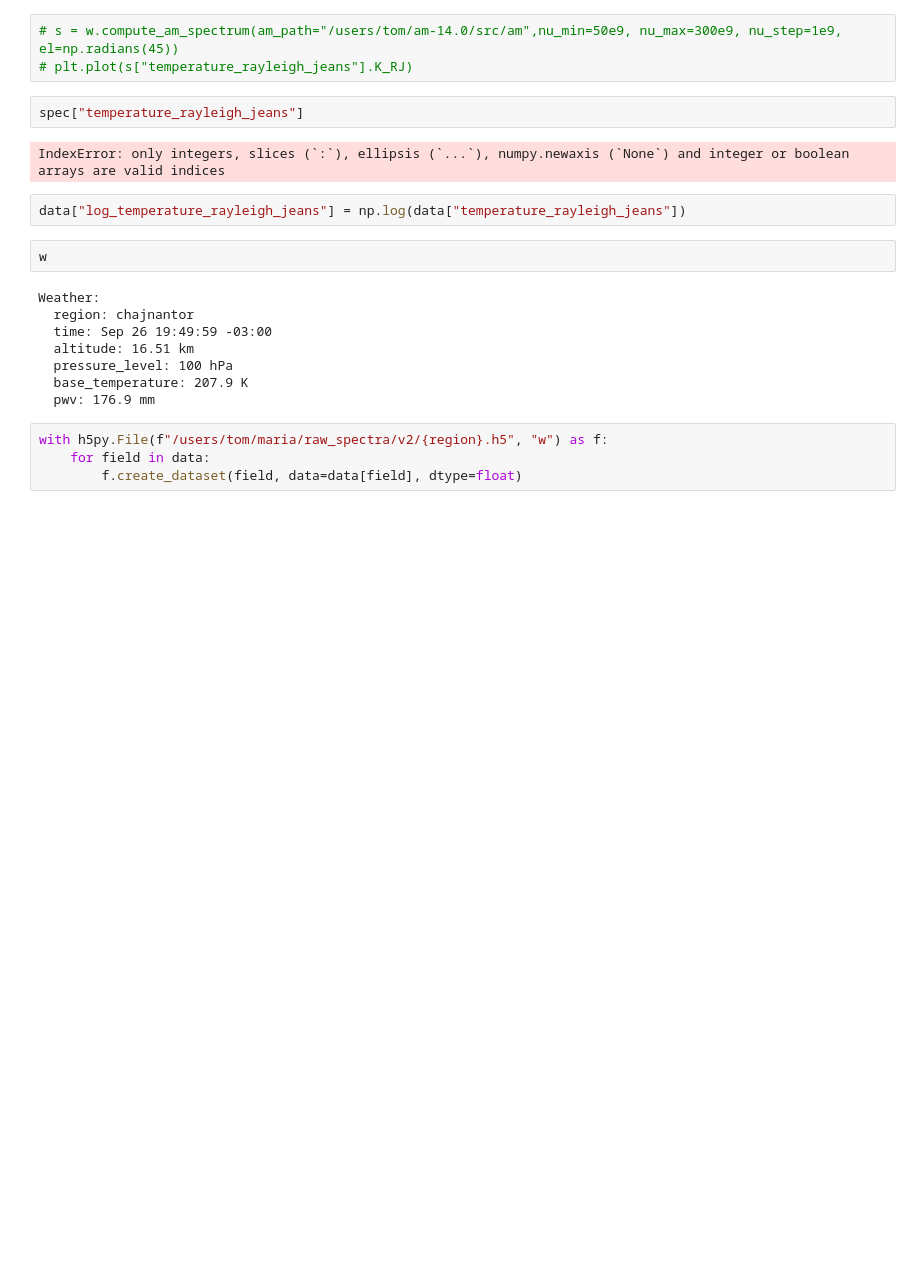
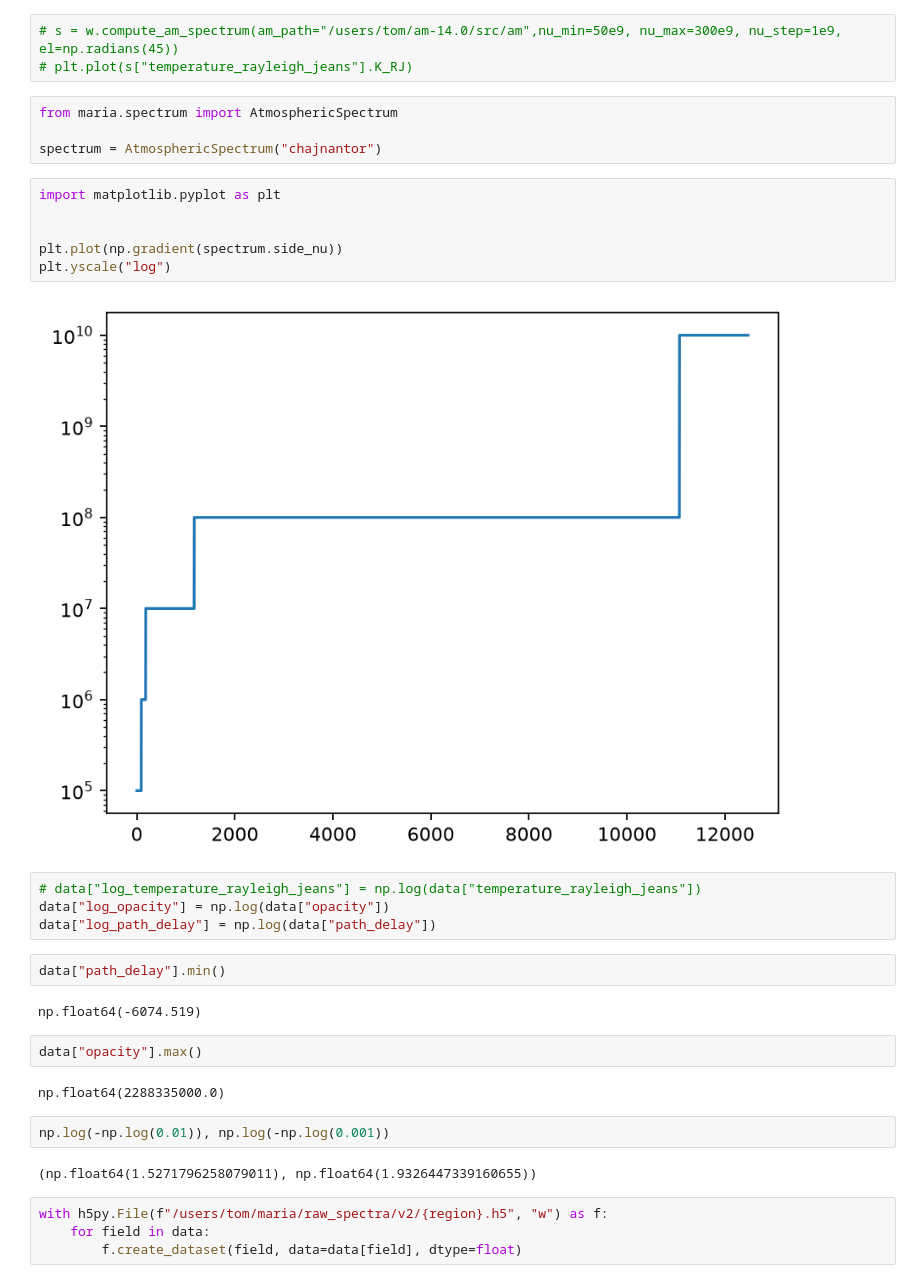
Before and after one commit to thomaswmorris/maria-data, a Jupyter notebook: scripts/compute_atmospheric_spectra.ipynb, the cells around one changed output. Drawn from its saved outputs; the diff is of its cells as text; blank space fills up the shorter version.

```diff
--- a/scripts/compute_atmospheric_spectra.ipynb
+++ b/scripts/compute_atmospheric_spectra.ipynb
@@ -665,21 +1018,33 @@ column dry_air vmr
 # s = w.compute_am_spectrum(am_path="/users/tom/am-14.0/src/am",nu_min=50e9, nu_max=300e9, nu_step=1e9, el=np.radians(45))
 # plt.plot(s["temperature_rayleigh_jeans"].K_RJ)
 # %%
-spec["temperature_rayleigh_jeans"]
+from maria.spectrum import AtmosphericSpectrum
+
+spectrum = AtmosphericSpectrum("chajnantor")
-# %% [output]
-IndexError: only integers, slices (`:`), ellipsis (`...`), numpy.newaxis (`None`) and integer or boolean arrays are valid indices
+# %%
+import matplotlib.pyplot as plt
+
+
+plt.plot(np.gradient(spectrum.side_nu))
+plt.yscale("log")
+# %% [output]
+[figure, added]
 # %%
-data["log_temperature_rayleigh_jeans"] = np.log(data["temperature_rayleigh_jeans"])
+# data["log_temperature_rayleigh_jeans"] = np.log(data["temperature_rayleigh_jeans"])
+data["log_opacity"] = np.log(data["opacity"])
+data["log_path_delay"] = np.log(data["path_delay"])
+# %%
+data["path_delay"].min()
+# %% [output]
+np.float64(-6074.519)
 # %%
-w
+data["opacity"].max()
 # %% [output]
-Weather:
-  region: chajnantor
-  time: Sep 26 19:49:59 -03:00
-  altitude: 16.51 km
-  pressure_level: 100 hPa
-  base_temperature: 207.9 K
-  pwv: 176.9 mm
+np.float64(2288335000.0)
+# %%
+np.log(-np.log(0.01)), np.log(-np.log(0.001))
+# %% [output]
+(np.float64(1.5271796258079011), np.float64(1.9326447339160655))
 # %%
 with h5py.File(f"/users/tom/maria/raw_spectra/v2/{region}.h5", "w") as f:
     for field in data:
```
Also changed, not shown: parts of 38 cells of this notebook, 35 other files.
